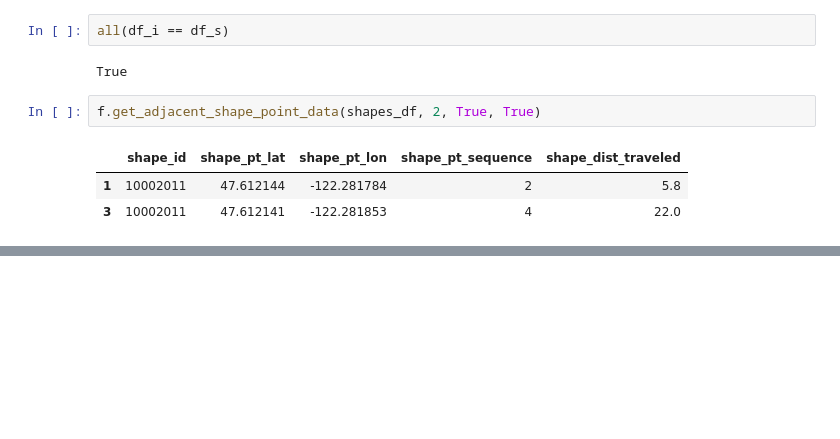
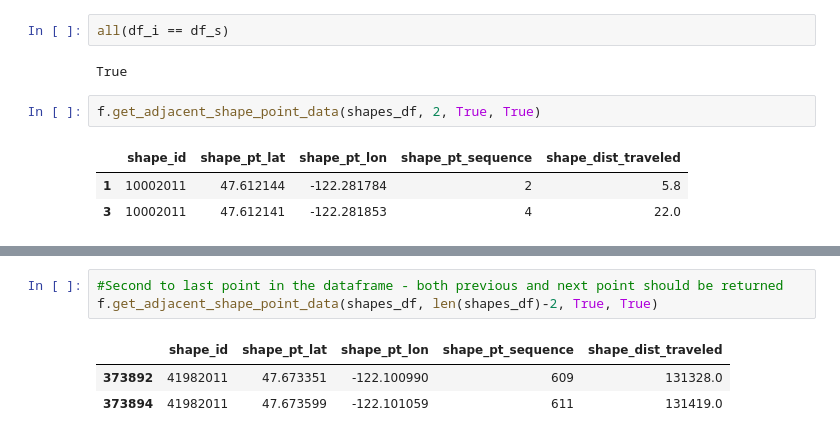
Before and after one commit to 350Seattle-Transportation-Team/gtfs-realtime, a Jupyter notebook: route_shape_process/2019_06_09_test_find_closest_route_point.ipynb, the cells around one changed output, grey strips where cells are left out. Drawn from its saved outputs; the diff is of its cells as text; blank space fills up the shorter version.

Commit message:
test new functions for finding adjacent shape points

```diff
--- a/route_shape_process/2019_06_09_test_find_closest_route_point.ipynb
+++ b/route_shape_process/2019_06_09_test_find_closest_route_point.ipynb
@@ -260,0 +296,7 @@ f.get_adjacent_shape_point_data(shapes_df, 2, True, True)
+# %%
+#Second to last point in the dataframe - both previous and next point should be returned
+f.get_adjacent_shape_point_data(shapes_df, len(shapes_df)-2, True, True)
+# %% [output]
+|  | shape_id | shape_pt_lat | shape_pt_lon | shape_pt_sequence | shape_dist_traveled |
+| 373892 | 41982011 | 47.673351 | -122.100990 | 609 | 131328.0 |
+| 373894 | 41982011 | 47.673599 | -122.101059 | 611 | 131419.0 |
```
Also changed, not shown: parts of 22 cells of this notebook, 1 other file.
